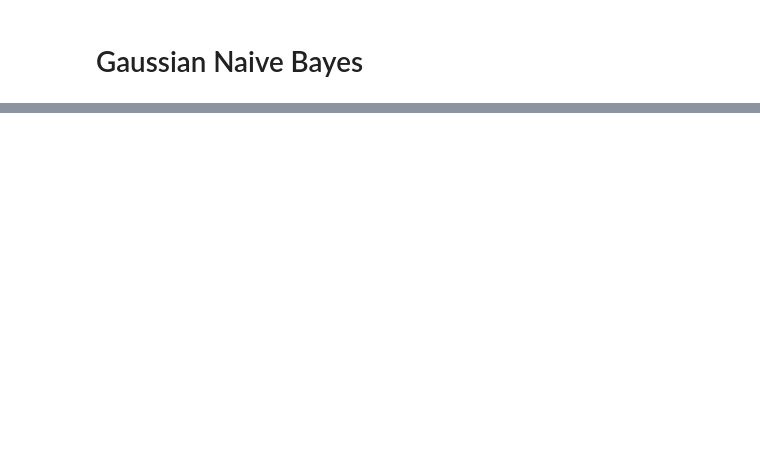
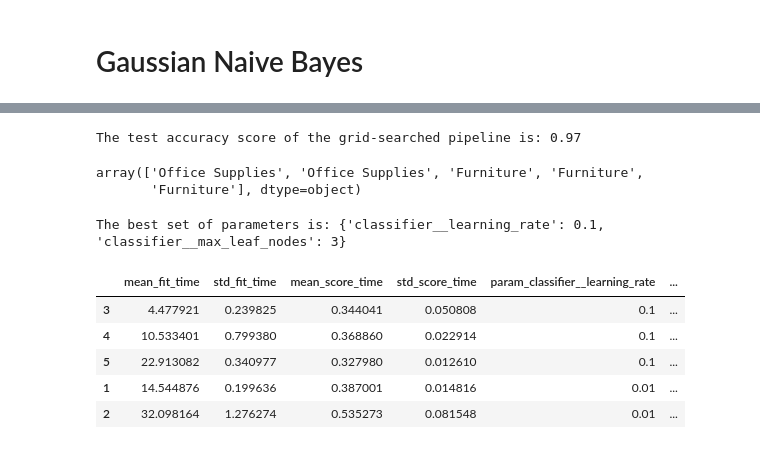
Before and after one commit to AmandeepSBassi/DataScienceProject, a Jupyter notebook: Project.evaluation.ipynb, the cells around one changed output, grey strips where cells are left out. Drawn from its saved outputs; the diff is of its cells as text; code cells hidden in the pictures; blank space fills up the shorter version.

```diff
--- a/Project.evaluation.ipynb
+++ b/Project.evaluation.ipynb
@@ -206,0 +248,29 @@ Error rate is
+# %%
+accuracy = model_grid_search.score(data_test, target_test)
+print(
+    f"The test accuracy score of the grid-searched pipeline is: "
+    f"{accuracy:.2f}"
+)
+# %% [output]
+The test accuracy score of the grid-searched pipeline is: 0.97
+# %%
+model_grid_search.predict(data_test.iloc[0:5])
+# %% [output]
+array(['Office Supplies', 'Office Supplies', 'Furniture', 'Furniture',
+       'Furniture'], dtype=object)
+# %%
+print(f"The best set of parameters is: "
+      f"{model_grid_search.best_params_}")
+# %% [output]
+The best set of parameters is: {'classifier__learning_rate': 0.1, 'classifier__max_leaf_nodes': 3}
+# %%
+cv_results = pd.DataFrame(model_grid_search.cv_results_).sort_values(
+    "mean_test_score", ascending=False)
+cv_results.head()
+# %% [output]
+|  | mean_fit_time | std_fit_time | mean_score_time | std_score_time | param_classifier__learning_rate | ... |
+| 3 | 4.477921 | 0.239825 | 0.344041 | 0.050808 | 0.1 | ... |
+| 4 | 10.533401 | 0.799380 | 0.368860 | 0.022914 | 0.1 | ... |
+| 5 | 22.913082 | 0.340977 | 0.327980 | 0.012610 | 0.1 | ... |
+| 1 | 14.544876 | 0.199636 | 0.387001 | 0.014816 | 0.01 | ... |
+| 2 | 32.098164 | 1.276274 | 0.535273 | 0.081548 | 0.01 | ... |
```
Also changed, not shown: parts of 9 cells of this notebook, 1 other file.
